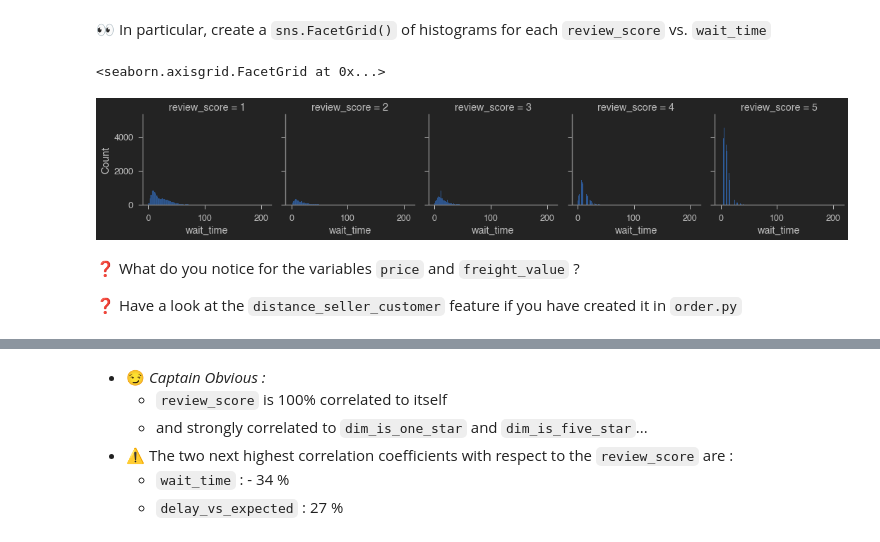
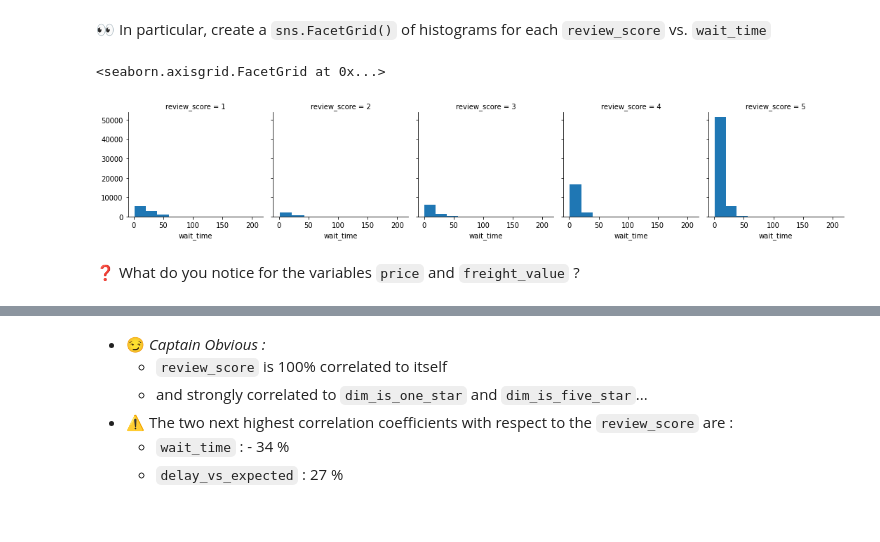
Before and after one commit to christianklausML/olist_data_analysis, a Jupyter notebook: 02-Statistical-Inference/02-Simple-Analysis/simple_analysis.ipynb, the cells around one changed output, grey strips where cells are left out. Drawn from its saved outputs; the diff is of its cells as text; code cells hidden in the pictures.

```diff
--- a/02-Statistical-Inference/02-Simple-Analysis/simple_analysis.ipynb
+++ b/02-Statistical-Inference/02-Simple-Analysis/simple_analysis.ipynb
@@ -97,12 +95,10 @@ sns.displot(orders, x='freight_value')
 # %% [markdown]
 👀 In particular, create a `sns.FacetGrid()` of histograms for each `review_score` vs. `wait_time`
 # %%
-graph = sns.FacetGrid(orders, col='review_score')
-graph.map(sns.histplot, 'wait_time')
+g = sns.FacetGrid(data=orders, col="review_score")
+g.map(plt.hist, "wait_time")
 # %% [output]
 <seaborn.axisgrid.FacetGrid at 0x...>
-[figure, old version]
+[figure, new version]
 # %% [markdown]
 ❓ What do you notice for the variables `price` and `freight_value` ?
-
-❓ Have a look at the  `distance_seller_customer` feature if you have created it in `order.py`
```
Also changed, not shown: parts of 30 cells of this notebook.
